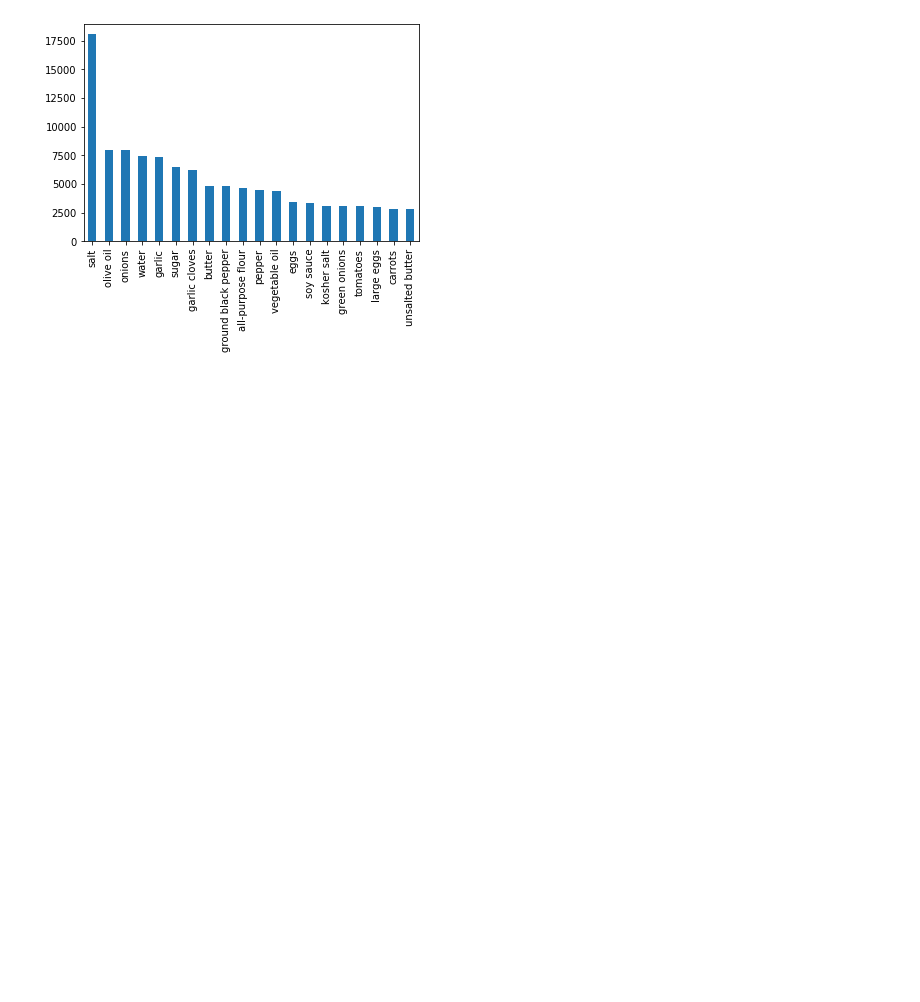
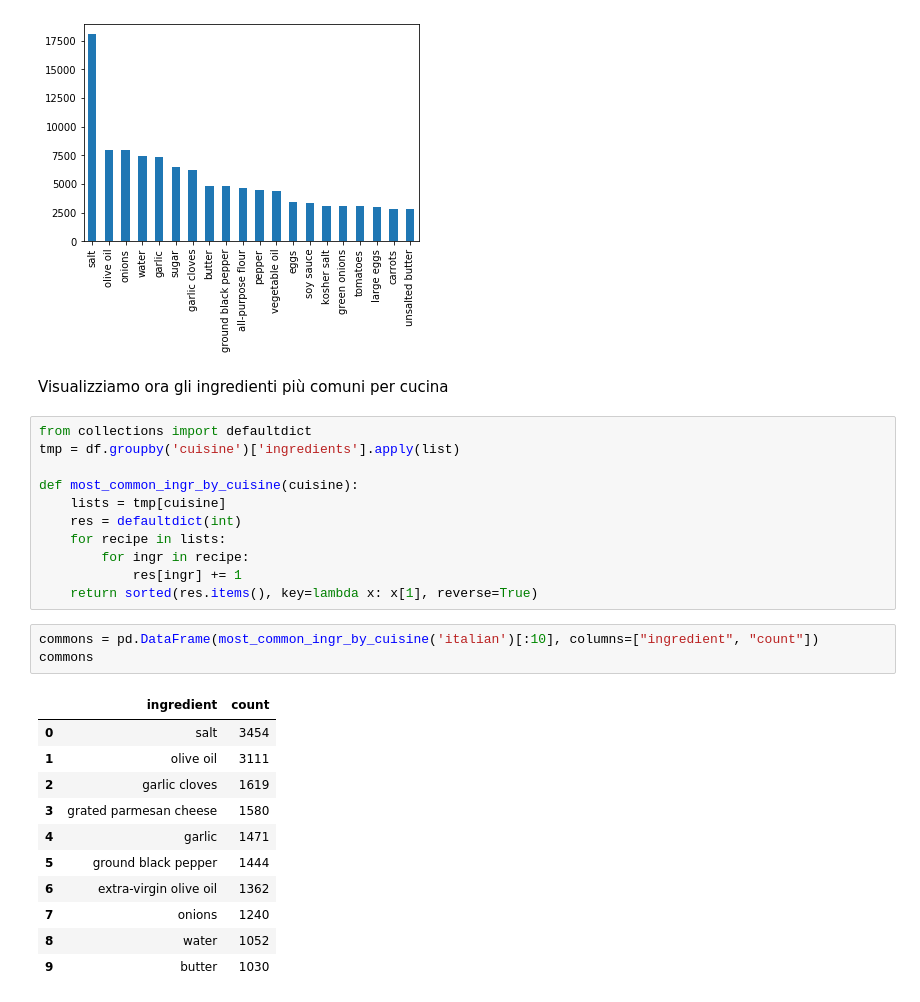
Before and after one commit to volpepe/Cooking-Challenge, a Jupyter notebook: Progetto.ipynb, the cells around one changed output. Drawn from its saved outputs; the diff is of its cells as text; blank space fills up the shorter version.

```diff
--- a/Progetto.ipynb
+++ b/Progetto.ipynb
@@ -166,3 +167,31 @@ common_ingredients.value_counts().nlargest(20).plot(kind="bar")
 # %% [output]
 <matplotlib.axes._subplots.AxesSubplot at 0x...>
 [figure]
+# %% [markdown]
+Visualizziamo ora gli ingredienti più comuni per cucina
+# %%
+from collections import defaultdict
+tmp = df.groupby('cuisine')['ingredients'].apply(list)
+
+def most_common_ingr_by_cuisine(cuisine):
+    lists = tmp[cuisine]
+    res = defaultdict(int)
+    for recipe in lists:
+        for ingr in recipe:
+            res[ingr] += 1
+    return sorted(res.items(), key=lambda x: x[1], reverse=True)
+# %%
+commons = pd.DataFrame(most_common_ingr_by_cuisine('italian')[:10], columns=["ingredient", "count"])
+commons
+# %% [output]
+|  | ingredient | count |
+| 0 | salt | 3454 |
+| 1 | olive oil | 3111 |
+| 2 | garlic cloves | 1619 |
+| 3 | grated parmesan cheese | 1580 |
+| 4 | garlic | 1471 |
+| 5 | ground black pepper | 1444 |
+| 6 | extra-virgin olive oil | 1362 |
+| 7 | onions | 1240 |
+| 8 | water | 1052 |
+| 9 | butter | 1030 |
```
Also changed, not shown: parts of 3 cells of this notebook.
